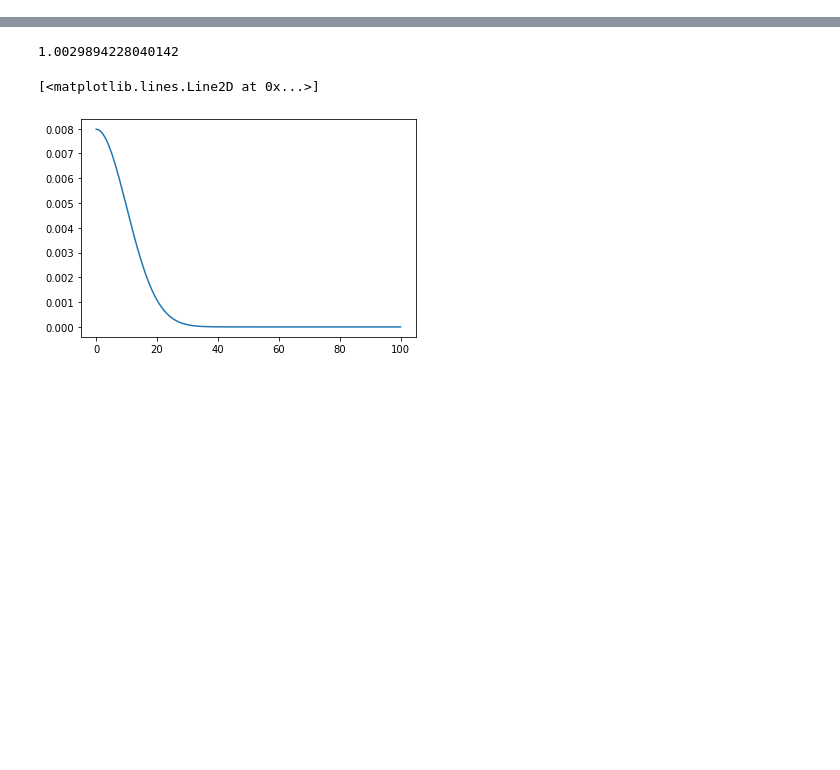
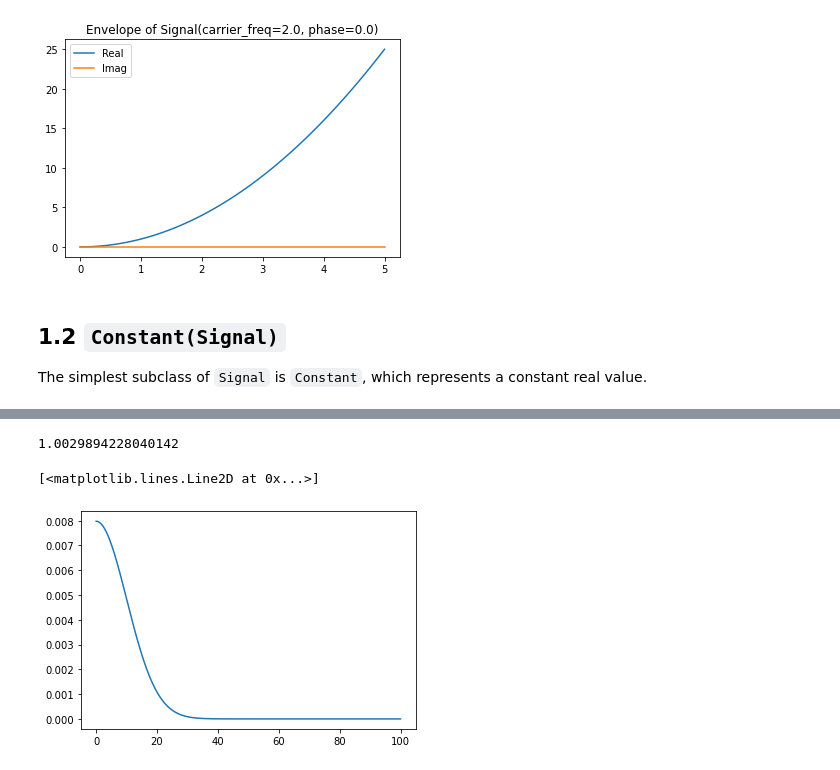
Before and after one commit to qiskit-community/qiskit-dynamics, a Jupyter notebook: example_notebooks/Signals.ipynb, the cells around one changed output, grey strips where cells are left out. Drawn from its saved outputs; the diff is of its cells as text; code cells hidden in the pictures; blank space fills up the shorter version.

```diff
--- a/example_notebooks/Signals.ipynb
+++ b/example_notebooks/Signals.ipynb
@@ -118,0 +70,9 @@ Observe that by doing `test_sig + 20*piecewise_const` we lose the resolution of
+# %%
+# plot just the envelope
+sig.draw(0, 5, 100, function='envelope')
+# %% [output]
+[figure, added]
+# %% [markdown]
+## 1.2 `Constant(Signal)`
+
+The simplest subclass of `Signal` is `Constant`, which represents a constant real value.
```
Also changed, not shown: parts of 109 cells of this notebook, 1 other file.
